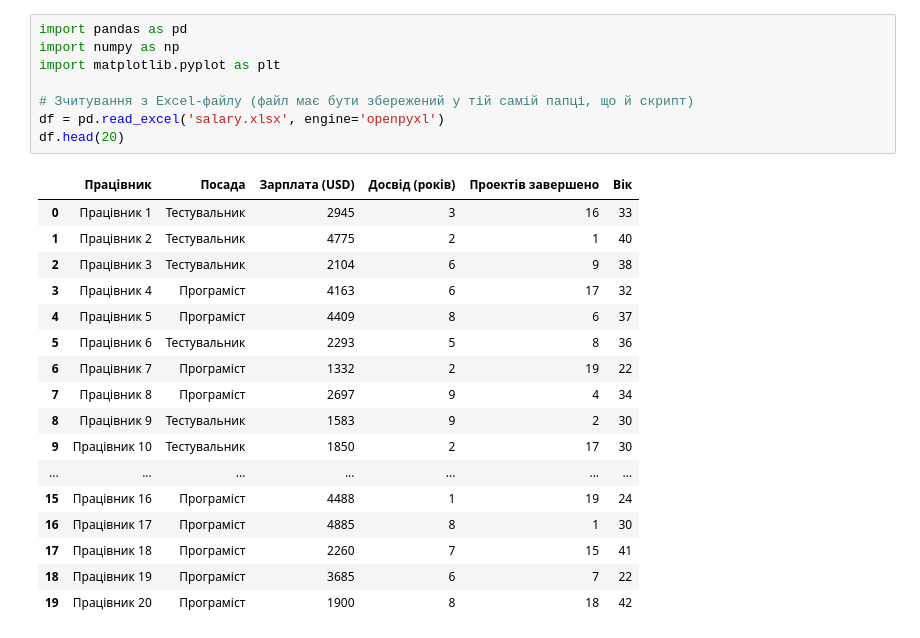
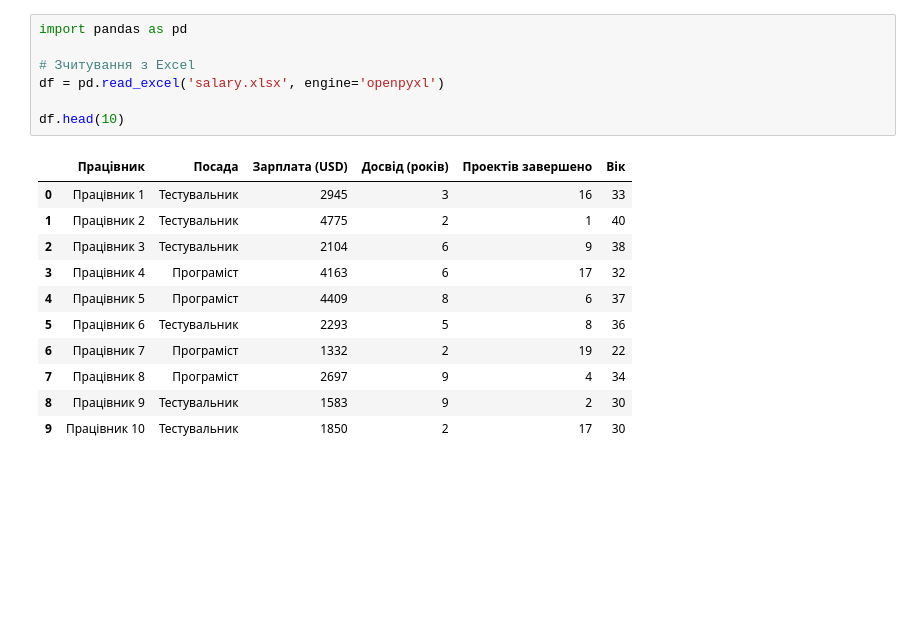
Before and after one commit to AndriyTok/data_Analysis_labs, a Jupyter notebook: lab5/lab5.ipynb, the cells around one changed output. Saved outputs shown, nothing was run; the diff lists cells and outputs as text; blank space fills up the shorter version.

```diff
--- a/lab5/lab5.ipynb
+++ b/lab5/lab5.ipynb
@@ -53,27 +49,20 @@ plt.show()
 # %%
 import pandas as pd
-import numpy as np
-import matplotlib.pyplot as plt
 
-# Зчитування з Excel-файлу (файл має бути збережений у тій самій папці, що й скрипт)
+# Зчитування з Excel
 df = pd.read_excel('salary.xlsx', engine='openpyxl')
-df.head(20)
+
+df.head(10)
 # %% [output]
 |  | Працівник | Посада | Зарплата (USD) | Досвід (років) | Проектів завершено | Вік |
 | 0 | Працівник 1 | Тестувальник | 2945 | 3 | 16 | 33 |
 | 1 | Працівник 2 | Тестувальник | 4775 | 2 | 1 | 40 |
 | 2 | Працівник 3 | Тестувальник | 2104 | 6 | 9 | 38 |
 | 3 | Працівник 4 | Програміст | 4163 | 6 | 17 | 32 |
 | 4 | Працівник 5 | Програміст | 4409 | 8 | 6 | 37 |
 | 5 | Працівник 6 | Тестувальник | 2293 | 5 | 8 | 36 |
 | 6 | Працівник 7 | Програміст | 1332 | 2 | 19 | 22 |
 | 7 | Працівник 8 | Програміст | 2697 | 9 | 4 | 34 |
 | 8 | Працівник 9 | Тестувальник | 1583 | 9 | 2 | 30 |
 | 9 | Працівник 10 | Тестувальник | 1850 | 2 | 17 | 30 |
-| ... | ... | ... | ... | ... | ... | ... |
-| 15 | Працівник 16 | Програміст | 4488 | 1 | 19 | 24 |
-| 16 | Працівник 17 | Програміст | 4885 | 8 | 1 | 30 |
-| 17 | Працівник 18 | Програміст | 2260 | 7 | 15 | 41 |
-| 18 | Працівник 19 | Програміст | 3685 | 6 | 7 | 22 |
-| 19 | Працівник 20 | Програміст | 1900 | 8 | 18 | 42 |
 # %%
```
Also changed, not shown: parts of 6 cells of this notebook.
